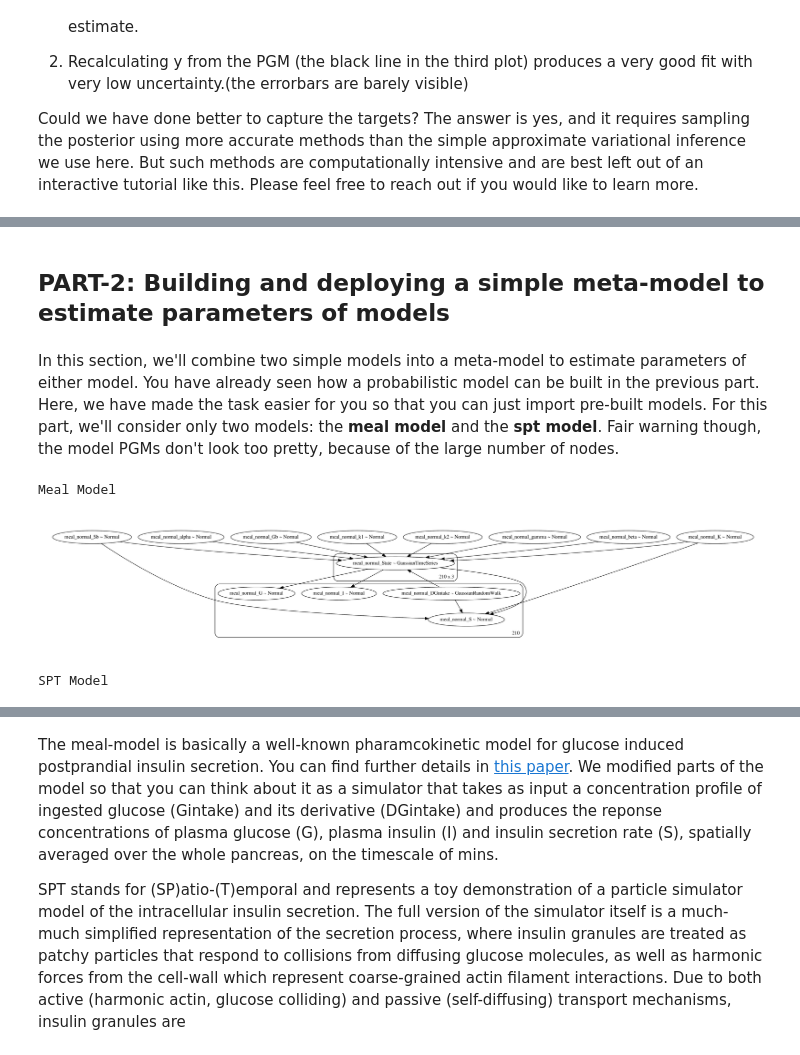
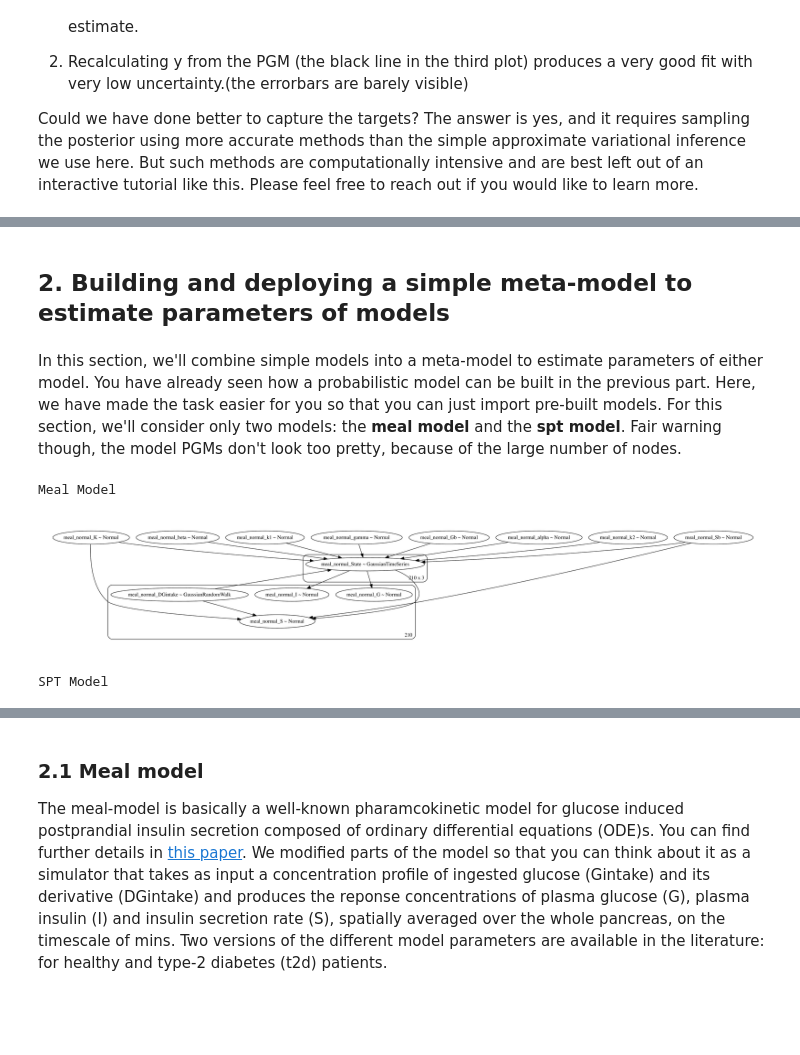
Before and after one commit to Tracyishere/Meta_Modeling_Demonstration_PBCC_2019, a Jupyter notebook: tutorial/tutorial.ipynb, the cells around one changed output, grey strips where cells are left out. Saved outputs shown, nothing was run; the diff lists cells and outputs as text; code cells hidden in the pictures; blank space fills up the shorter version.

Commit message:
middle of section-2

```diff
--- a/tutorial/tutorial.ipynb
+++ b/tutorial/tutorial.ipynb
@@ -194,26 +208,23 @@ Could we have done better to capture the targets? The answer is yes, and it requ
 # %% [markdown]
-## PART-2: Building and deploying a simple meta-model to estimate parameters of models
+## 2. Building and deploying a simple meta-model to estimate parameters of models
 # %% [markdown]
-In this section, we'll combine two simple models into a meta-model to estimate parameters of either model. You have already seen how a probabilistic model can be built in the previous part. Here, we have made the task easier for you so that you can just import pre-built models. For this part, we'll consider only two models: the <strong>meal model</strong> and the <strong>spt model</strong>. Fair warning though, the model PGMs don't look too pretty, because of the large number of nodes.
+In this section, we'll combine simple models into a meta-model to estimate parameters of either model. You have already seen how a probabilistic model can be built in the previous part. Here, we have made the task easier for you so that you can just import pre-built models. For this section, we'll consider only two models: the <strong>meal model</strong> and the <strong>spt model</strong>. Fair warning though, the model PGMs don't look too pretty, because of the large number of nodes.
 # %%
 from mm.models import MealModel, SPTModel
 
-HP_FN = "default_params.json"
-
-meal_1 = MealModel(name="meal_normal", inputs={}, evidence={}, start={}, hpfn=HP_FN, t=210)
-spt_1 = SPTModel(name="spt", inputs={}, evidence={}, start={}, hpfn=HP_FN, t=210)
+meal_1 = MealModel(name="meal_normal", inputs={}, evidence={}, start={}, t=210, hpfn="default_params.json")
+spt_1 = SPTModel(name="spt", inputs={}, evidence={}, start={}, t=210, hpfn="default_params.json")
 
 print("\nMeal Model")
 tu.visualize_model(meal_1)
 
 print("\nSPT Model")
 tu.visualize_model(spt_1)
 # %% [output]
 Meal Model
-[figure, old version]
+[figure, new version]
 SPT Model
 [figure]
 # %% [markdown]
-The meal-model is basically a well-known pharamcokinetic model for glucose induced postprandial insulin secretion. You can find further details in [this paper](https://ieeexplore.ieee.org/document/4303268). We modified parts of the model so that you can think about it as a simulator that takes as input a concentration profile of ingested glucose (Gintake) and its derivative (DGintake) and produces the reponse concentrations of plasma glucose (G), plasma insulin (I) and insulin secretion rate (S), spatially averaged over the whole pancreas, on the timescale of mins.
-
-SPT stands for (SP)atio-(T)emporal and represents a toy demonstration of a particle simulator model of the intracellular insulin secretion. The full version of the simulator itself is a much-much simplified representation of the secretion process, where insulin granules are treated as patchy particles that respond to collisions from diffusing glucose molecules, as well as harmonic forces from the cell-wall which represent coarse-grained actin filament interactions. Due to both active (harmonic actin, glucose colliding) and passive (self-diffusing) transport mechanisms, insulin granules are
+### 2.1 Meal model
+The meal-model is basically a well-known pharamcokinetic model for glucose induced postprandial insulin secretion composed of ordinary differential equations (ODE)s. You can find further details in [this paper](https://ieeexplore.ieee.org/document/4303268). We modified parts of the model so that you can think about it as a simulator that takes as input a concentration profile of ingested glucose (Gintake) and its derivative (DGintake) and produces the reponse concentrations of plasma glucose (G), plasma insulin (I) and insulin secretion rate (S), spatially averaged over the whole pancreas, on the timescale of mins. Two versions of the different model parameters are available in the literature: for healthy and type-2 diabetes (t2d) patients.
```
Also changed, not shown: parts of 17 cells of this notebook, 2 other files.
